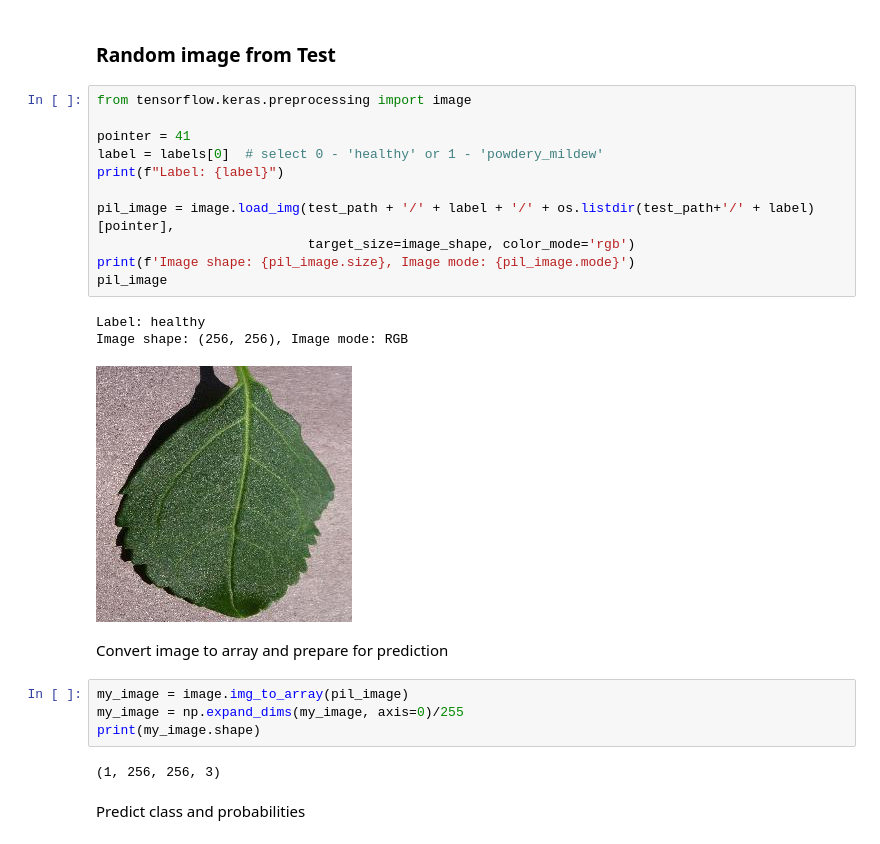
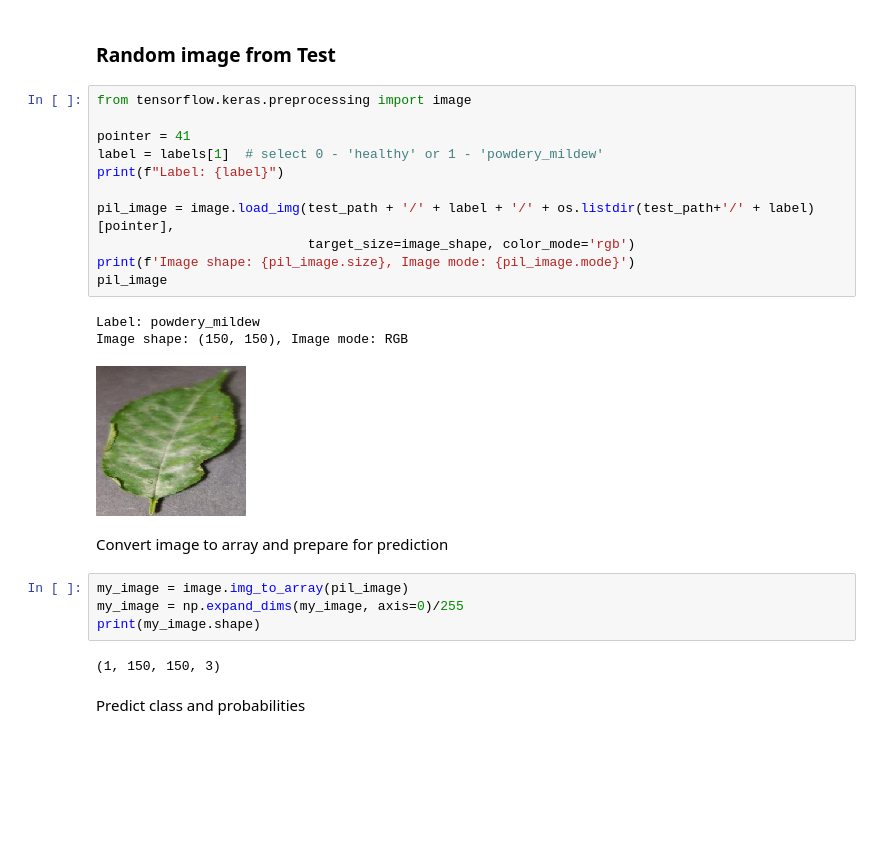
Before and after one commit to tumelo-maja/detect-mildew-in-cherry-leaves, a Jupyter notebook: jupyter_notebooks/03 - Modelling and Evaluation.ipynb, the cells around one changed output. Drawn from its saved outputs; the diff is of its cells as text; blank space fills up the shorter version.

Commit message:
run version 2, reduced shape size

```diff
--- a/jupyter_notebooks/03 - Modelling and Evaluation.ipynb
+++ b/jupyter_notebooks/03 - Modelling and Evaluation.ipynb
@@ -543,18 +538,18 @@ joblib.dump(value=[test_loss, test_acc],
 # %%
 from tensorflow.keras.preprocessing import image
 
 pointer = 41
-label = labels[0]  # select 0 - 'healthy' or 1 - 'powdery_mildew'
+label = labels[1]  # select 0 - 'healthy' or 1 - 'powdery_mildew'
 print(f"Label: {label}")
 
 pil_image = image.load_img(test_path + '/' + label + '/' + os.listdir(test_path+'/' + label)[pointer],
                            target_size=image_shape, color_mode='rgb')
 print(f'Image shape: {pil_image.size}, Image mode: {pil_image.mode}')
 pil_image
 # %% [output]
-Label: healthy
-Image shape: (256, 256), Image mode: RGB
+Label: powdery_mildew
+Image shape: (150, 150), Image mode: RGB
-[figure, old version]
+[figure, new version]
 # %% [markdown]
 Convert image to array and prepare for prediction
 # %%
@@ -562,7 +557,7 @@ my_image = image.img_to_array(pil_image)
 my_image = np.expand_dims(my_image, axis=0)/255
 print(my_image.shape)
 # %% [output]
-(1, 256, 256, 3)
+(1, 150, 150, 3)
 # %% [markdown]
 Predict class and probabilities
 # %%
```
Also changed, not shown: parts of 18 cells of this notebook, 16 other files.
